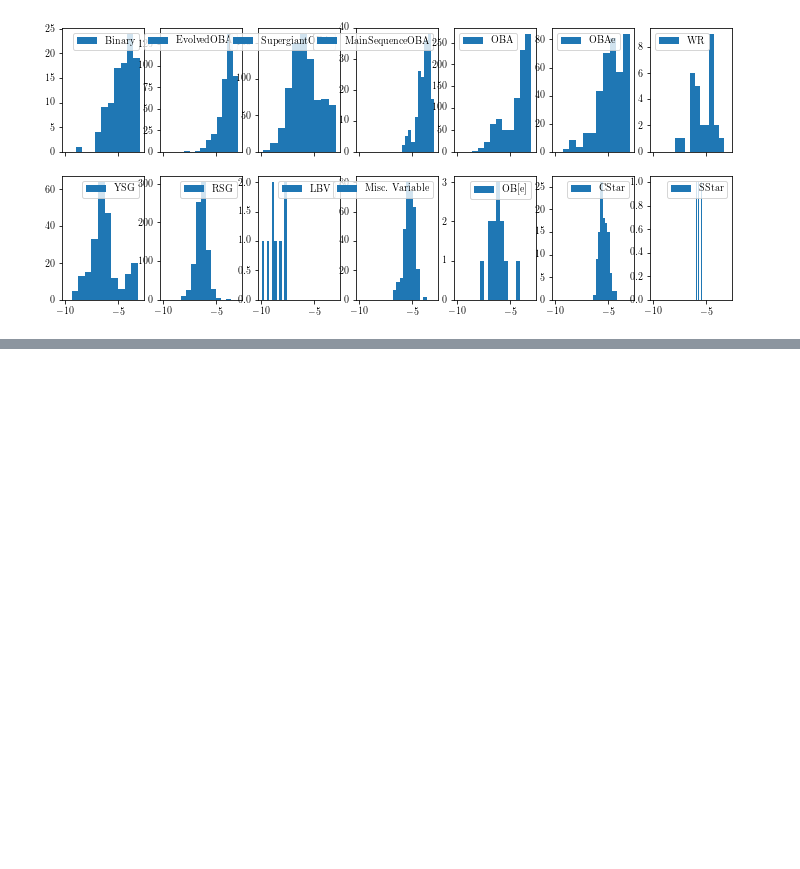
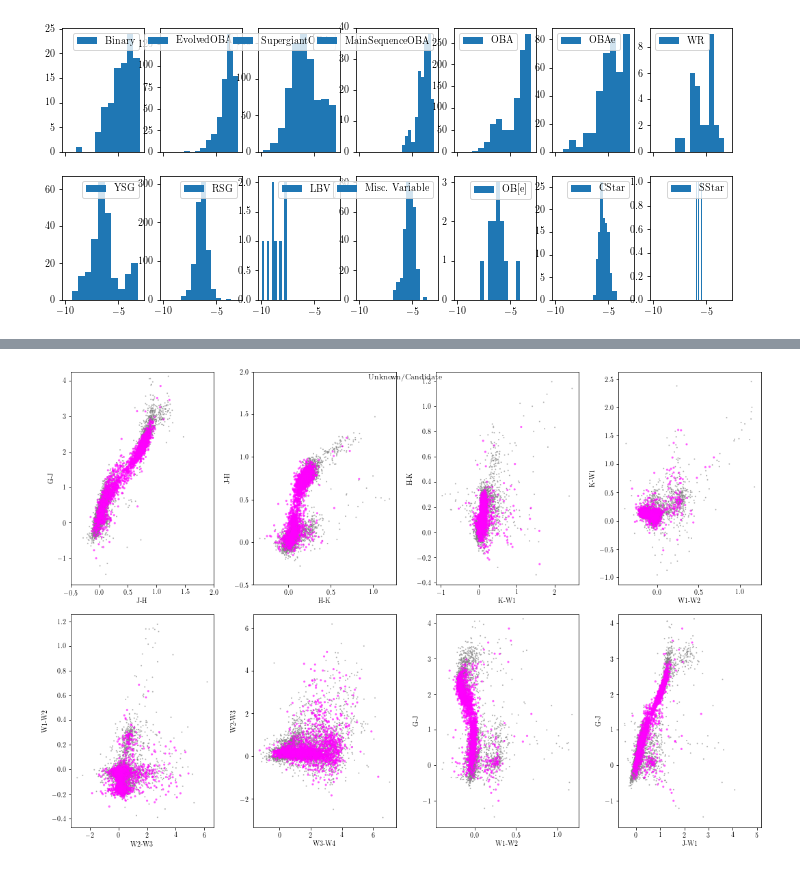
Before and after one commit to tzdwi/GaiaSprintMassive, a Jupyter notebook: WISE/code/classify.ipynb, the cells around one changed output, grey strips where cells are left out. Cells and saved outputs as stored; diff of their text form; code cells hidden in the pictures; blank space fills up the shorter version.

```diff
--- a/WISE/code/classify.ipynb
+++ b/WISE/code/classify.ipynb
@@ -293,0 +160,61 @@ for i,cl in enumerate(joined['Class'][joined['Class']!='Unknown/Candidate'].uniq
+# %%
+from matplotlib.animation import FuncAnimation, writers
+
+fig, ax = plt.subplots(2,4,figsize=(15,10))
+
+color_pairs = [['G-J','J-H'],['J-H','H-K'],['H-K','K-W1'],['K-W1','W1-W2'],['W1-W2','W2-W3'],
+              ['W2-W3','W3-W4'],['G-J','W1-W2'],['G-J','J-W1']]
+paths = [a.scatter([],[],s=1,c='k',alpha=0.5) for a in ax.flatten()]
+color_arr = ['C{0}'.format(i) for i in range(10)] + ['blue','green','red','cyan','magenta']
+classifications = ['OBA','MainSequenceOBA','EvolvedOBA','SupergiantOBA','OBAe','OB[e]','YSG',
+                   'RSG','WR','LBV','Binary','CStar','Sstar','Misc. Variable',
+                   'Unknown/Candidate']
+frames = [i for i in range(len(color_arr))]
+
+def init():
+    paths = []
+    colors = ['grey' for i in range(len(joined))]
+    for a,cp in zip(ax.flatten(),color_pairs):
+        xdata = []
+        ydata = []
+        path = a.scatter([],[],s=1,c=[])
+        paths.append(path)
+        a.set(xlabel=cp[1],ylabel=cp[0])
+    for a,xlim,ylim in zip(ax.flatten(),xlims,ylims):
+        a.set_xlim(xlim)
+        a.set_ylim(ylim)
+    fig.suptitle('Blah')
+    plt.tight_layout()
+    return paths
+
+def update(frame):
+    color = color_arr[frame]
+    classification = classifications[frame]
+    fig.suptitle(classification)
+    colors = []
+    sizes = []
+    for i,row in joined.iterrows():
+        if row['Class'] == classification:
+            colors.append(color)
+            sizes.append(5)
+        else:
+            colors.append('grey')
+            sizes.append(1)
+    order = np.argsort(sizes)
+    for path,cp in zip(paths,color_pairs):
+        xdata = joined[cp[1]].values[order]
+        ydata = joined[cp[0]].values[order]
+        path.set_offsets(np.array([xdata,ydata]).T)
+        path.set_color(np.array(colors)[order])
+        path.set_sizes(np.array(sizes)[order])
+    return paths
+
+# Set up formatting for the movie files
+Writer = writers['pillow']
+writer = Writer(fps=1, metadata=dict(artist='Me'), bitrate=1800)
+
+ani = FuncAnimation(fig, update, frames=frames,
+                    init_func=init, blit=True)
+ani.save('class_colorcolor.gif',writer)
+# %% [output]
+[figure, added]
```
Also changed, not shown: parts of 13 cells of this notebook, 12 other files.
